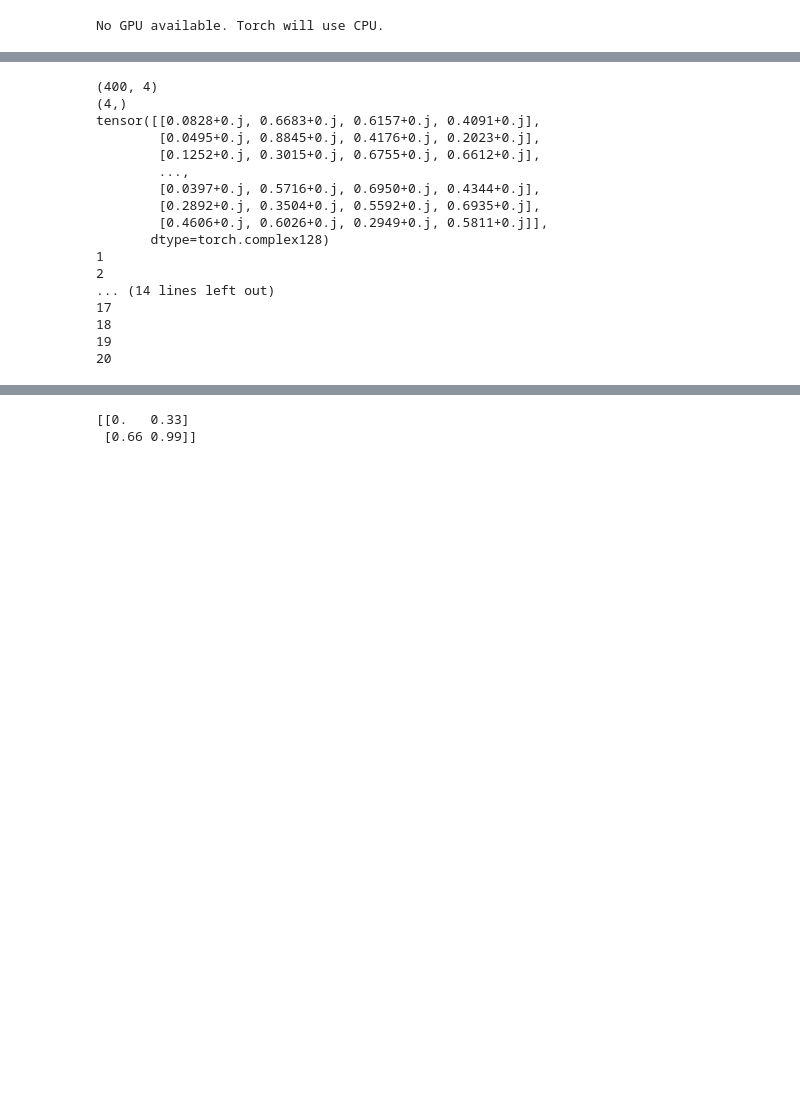
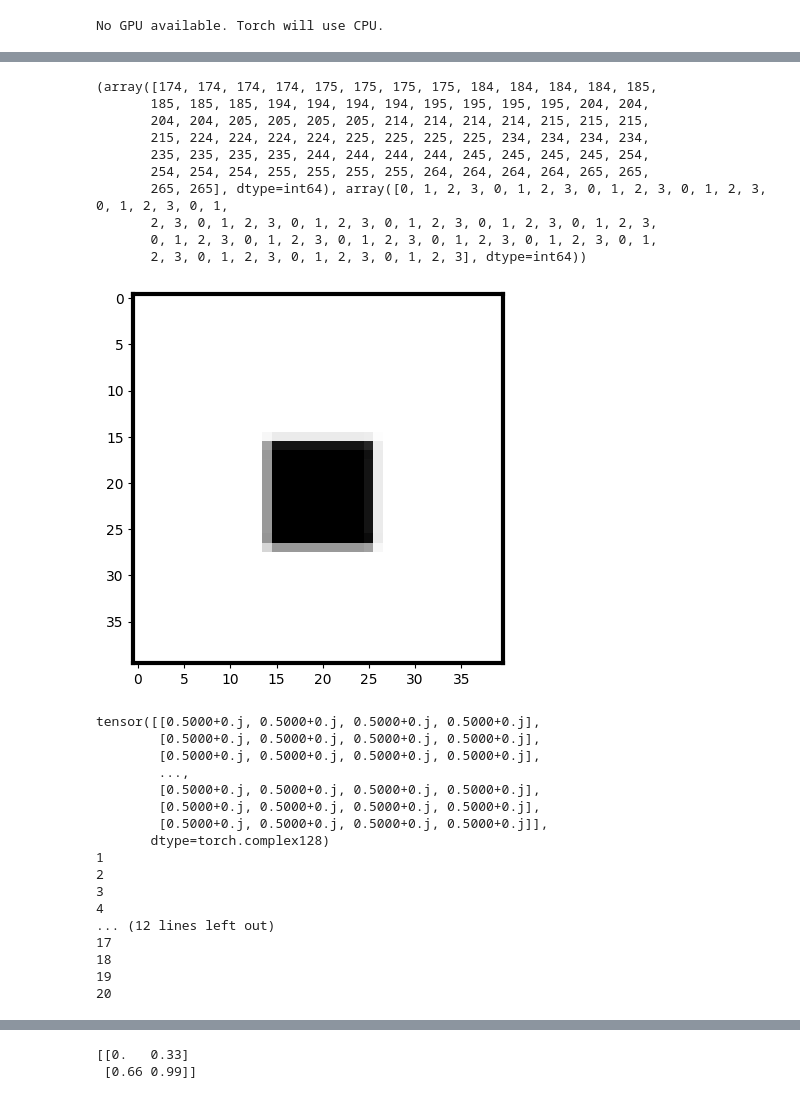
Before and after one commit to Neben5/QuantGenMdl, a Jupyter notebook: dog.ipynb, the cells around one changed output, grey strips where cells are left out. Saved outputs shown, nothing was run; the diff lists cells and outputs as text; code cells hidden in the pictures; blank space fills up the shorter version.

```diff
--- a/dog.ipynb
+++ b/dog.ipynb
@@ -84,4 +50,46 @@ print(a[0][0]**2 + a[0][1]**2 + a[0][2]**2 + a[0][3]**2)
 (1+0j)
+# %%
+from PIL import Image
+scale = 40
+img = Image.open('images.png')
+img_greyscale = img.convert("L")
+img_resized = img_greyscale.resize((scale, scale))
+
+img_array = np.array(img_resized, ndmin = 2)
+img_resized.save('dog_resized_greyscale.jpg')
+
+collapsed_array = np.zeros(img_array.size)
+
+for i in range(0, img_array.size):
+    collapsed_array[i] = img_array[int(i/40)][i%40]
+
+
+
+test_data = np.zeros((int(img_array.size / 4), 4)) + 1j * np.zeros((int(img_array.size / 4), 4))
+for i in range(0, int(img_array.size / 4)):
+    test_data[i] = ie.normalize(collapsed_array[4*i : 4*i+4]) + 1j * np.zeros(4)
+
+plt.imshow(img_array, cmap='grey',interpolation = 'nearest')
+
+# Find where NaN values are
+nan_mask = np.isnan(test_data)
+
+# Get the indices of the NaN values
+nan_indices = np.where(nan_mask)
+
+print(nan_indices)
+# %% [output]
+(array([174, 174, 174, 174, 175, 175, 175, 175, 184, 184, 184, 184, 185,
+       185, 185, 185, 194, 194, 194, 194, 195, 195, 195, 195, 204, 204,
+       204, 204, 205, 205, 205, 205, 214, 214, 214, 214, 215, 215, 215,
+       215, 224, 224, 224, 224, 225, 225, 225, 225, 234, 234, 234, 234,
+       235, 235, 235, 235, 244, 244, 244, 244, 245, 245, 245, 245, 254,
+       254, 254, 254, 255, 255, 255, 255, 264, 264, 264, 264, 265, 265,
+       265, 265], dtype=int64), array([0, 1, 2, 3, 0, 1, 2, 3, 0, 1, 2, 3, 0, 1, 2, 3, 0, 1, 2, 3, 0, 1,
+       2, 3, 0, 1, 2, 3, 0, 1, 2, 3, 0, 1, 2, 3, 0, 1, 2, 3, 0, 1, 2, 3,
+       0, 1, 2, 3, 0, 1, 2, 3, 0, 1, 2, 3, 0, 1, 2, 3, 0, 1, 2, 3, 0, 1,
+       2, 3, 0, 1, 2, 3, 0, 1, 2, 3, 0, 1, 2, 3], dtype=int64))
+[figure, added]
 # %%
 #generate diffusion data
 n = 2
@@ -91,7 +99,7 @@ Ndata = 400
 diff_hs = np.linspace(0.5, 4., T)
 
 model_diff = DiffusionModel(n, T, Ndata)
-X = torch.from_numpy(generate_training(normalized, Ndata, 2))
+X = torch.from_numpy(test_data)
 
 Xout = np.zeros((T+1, Ndata, 2**n), dtype = np.complex64)
 Xout[0] = X
@@ -100,20 +108,22 @@ print(X)
 for t in range(1, T+1):
     Xout[t] = model_diff.set_diffusionData_t(t, X, diff_hs[:t], seed = t).numpy()
     print(t)
+
+np.save("states_diff", Xout)
 # %% [output]
-(400, 4)
-(4,)
-tensor([[0.0828+0.j, 0.6683+0.j, 0.6157+0.j, 0.4091+0.j],
-        [0.0495+0.j, 0.8845+0.j, 0.4176+0.j, 0.2023+0.j],
-        [0.1252+0.j, 0.3015+0.j, 0.6755+0.j, 0.6612+0.j],
+tensor([[0.5000+0.j, 0.5000+0.j, 0.5000+0.j, 0.5000+0.j],
+        [0.5000+0.j, 0.5000+0.j, 0.5000+0.j, 0.5000+0.j],
+        [0.5000+0.j, 0.5000+0.j, 0.5000+0.j, 0.5000+0.j],
         ...,
-        [0.0397+0.j, 0.5716+0.j, 0.6950+0.j, 0.4344+0.j],
-        [0.2892+0.j, 0.3504+0.j, 0.5592+0.j, 0.6935+0.j],
-        [0.4606+0.j, 0.6026+0.j, 0.2949+0.j, 0.5811+0.j]],
+        [0.5000+0.j, 0.5000+0.j, 0.5000+0.j, 0.5000+0.j],
+        [0.5000+0.j, 0.5000+0.j, 0.5000+0.j, 0.5000+0.j],
+        [0.5000+0.j, 0.5000+0.j, 0.5000+0.j, 0.5000+0.j]],
        dtype=torch.complex128)
 1
 2
-... (14 lines left out)
+3
+4
+... (12 lines left out)
 17
 18
 19
```
Also changed, not shown: parts of 17 cells of this notebook, 46 other files.
